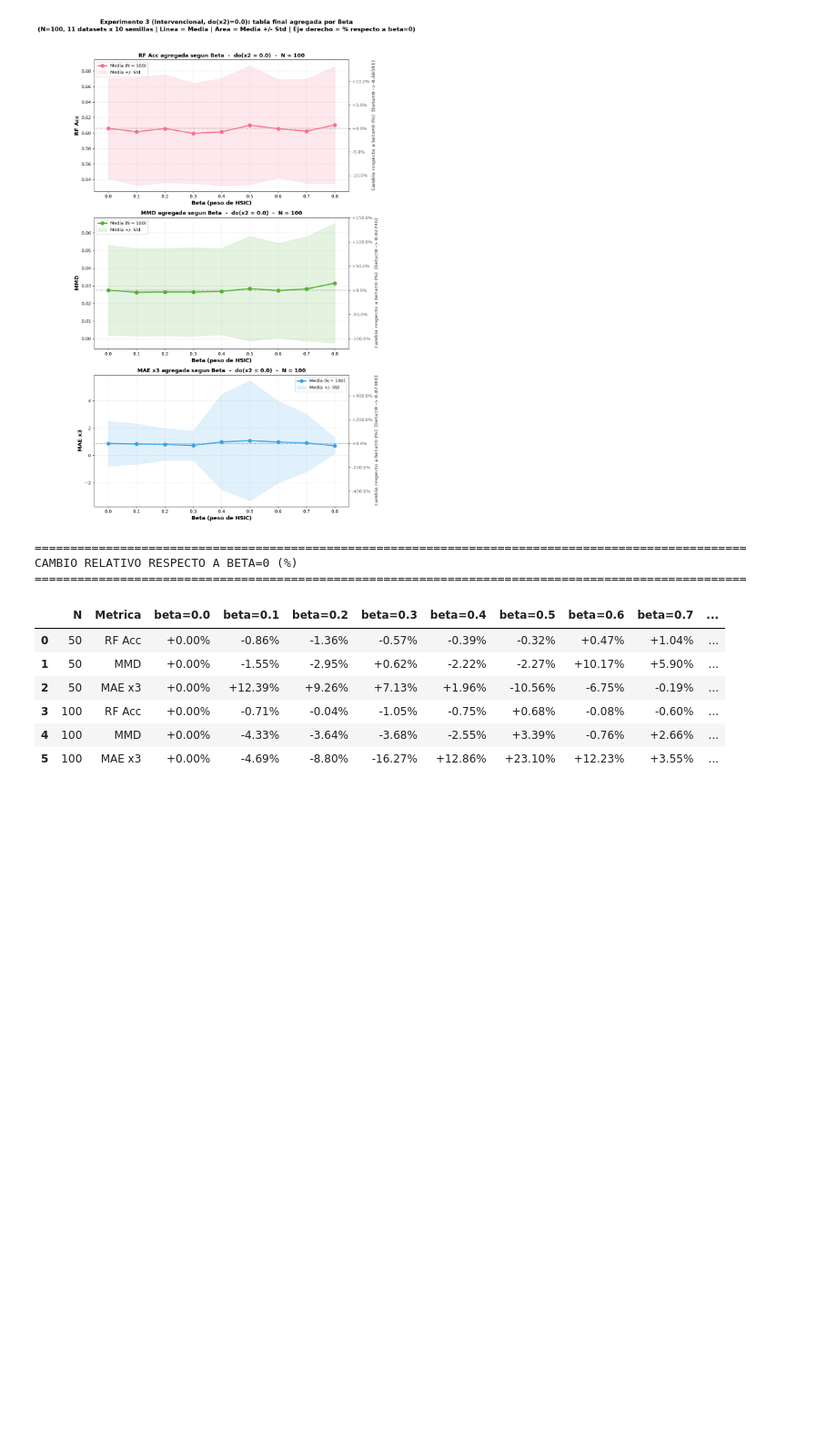
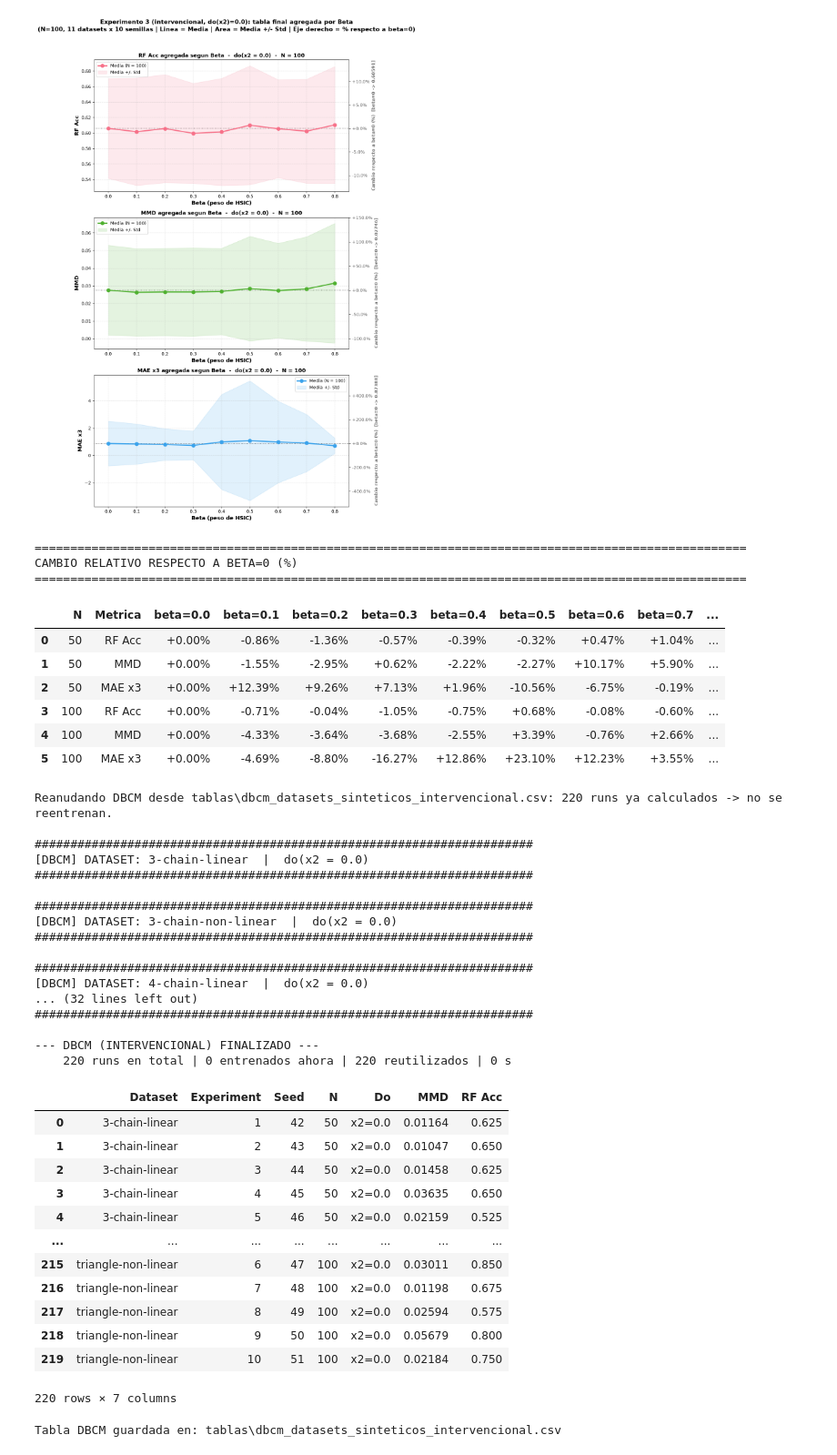
Before and after one commit to Claudia-Rodriguez2002/kacgm_hsic, a Jupyter notebook: notebooks/Experimento3 datasets/Intervencional/Datasets_Sinteticos_Intervencional.ipynb, the cells around one changed output. Shown at 91% size. Cells and saved outputs as stored; diff of their text form; code cells hidden in the pictures; blank space fills up the shorter version.

```diff
--- a/notebooks/Experimento3 datasets/Intervencional/Datasets_Sinteticos_Intervencional.ipynb
+++ b/notebooks/Experimento3 datasets/Intervencional/Datasets_Sinteticos_Intervencional.ipynb
@@ -654,15 +654,13 @@ from copy import deepcopy
 from dowhy import gcm
 from src.models.factory import create_model_from_graph
 
-# Hiperparametros fijos (sin grid search, igual que base_kan_params): valores centrales
-# razonables dado que N es pequeno (50-100), analogos al centro del grid DEFAULT_DBCM_PARAMS
-# de runnables/run_continuous_benchmark.py.
+# Hiperparametros fijos (sin grid search, igual que base_kan_params): los valores mas seleccionados por la busqueda en rejilla DEFAULT_DBCM_PARAMS de runnables/run_continuous_benchmark.py.
 base_dbcm_params = {
-    'hidden_dim': 64,
+    'hidden_dim': 128,
     'lr': 1e-3,
     'weight_decay': 0.001,
     'batch_size': 32,
-    'num_epochs': 200,
+    'num_epochs': 500,
     'use_gpu_if_available': False,
     'verbose': False,
 }
@@ -718,33 +716,65 @@ for dataset in datasets_evaluados:
             try:
                 model_dbcm = create_model_from_graph(graph_ds, model="dbcm", params=deepcopy(base_dbcm_params))
                 gcm.fit(model_dbcm, data=factual_train_d)
 
                 # Muestras del modelo bajo do(x2=0) contra el ground truth bajo do(x2=0).
                 datos_gen = gcm.interventional_samples(
                     model_dbcm, {NODO_INTERVENIDO: lambda x: VALOR_DO}, num_samples_to_draw=num_muestras_eval
                 )[var_names].to_numpy()
                 fila['MMD'] = round(float(max(0.0, mmd(datos_reales_int, datos_gen))), 5)
                 fila['RF Acc'] = round(float(rf(datos_reales_int, datos_gen)), 5)
 
             except Exception as e:
                 print(f"   [Error en DBCM] {dataset} | N={N_actual} | semilla={seed}: {e}")
 
             registros_dbcm.append(fila)
 
     # Checkpoint tras cada dataset: si se interrumpe la ejecucion, al relanzarla se reanuda aqui.
     guardar_checkpoint_dbcm()
 
 df_nuevos_dbcm = pd.DataFrame(registros_dbcm)
 df_dbcm = pd.concat([df_dbcm_previo, df_nuevos_dbcm], ignore_index=True) if len(df_dbcm_previo) else df_nuevos_dbcm
 df_dbcm = df_dbcm.sort_values(by=['Dataset', 'N', 'Seed']).reset_index(drop=True)
 
 print(f"\n--- DBCM (INTERVENCIONAL) FINALIZADO ---")
 print(f"    {len(df_dbcm)} runs en total | {len(df_nuevos_dbcm)} entrenados ahora "
       f"| {len(df_dbcm_previo)} reutilizados | {time.time() - t_inicio_dbcm:.0f} s")
 display(df_dbcm)
 
 df_dbcm.to_csv(ruta_dbcm, index=False)
 print(f"Tabla DBCM guardada en: {ruta_dbcm}")
+# %% [output]
+Reanudando DBCM desde tablas\dbcm_datasets_sinteticos_intervencional.csv: 220 runs ya calculados -> no se reentrenan.
+
+######################################################################
+[DBCM] DATASET: 3-chain-linear  |  do(x2 = 0.0)
+######################################################################
+
+######################################################################
+[DBCM] DATASET: 3-chain-non-linear  |  do(x2 = 0.0)
+######################################################################
+
+######################################################################
+[DBCM] DATASET: 4-chain-linear  |  do(x2 = 0.0)
+... (32 lines left out)
+######################################################################
+
+--- DBCM (INTERVENCIONAL) FINALIZADO ---
+    220 runs en total | 0 entrenados ahora | 220 reutilizados | 0 s
+|  | Dataset | Experiment | Seed | N | Do | MMD | RF Acc |
+| 0 | 3-chain-linear | 1 | 42 | 50 | x2=0.0 | 0.01164 | 0.625 |
+| 1 | 3-chain-linear | 2 | 43 | 50 | x2=0.0 | 0.01047 | 0.650 |
+| 2 | 3-chain-linear | 3 | 44 | 50 | x2=0.0 | 0.01458 | 0.625 |
+| 3 | 3-chain-linear | 4 | 45 | 50 | x2=0.0 | 0.03635 | 0.650 |
+| 4 | 3-chain-linear | 5 | 46 | 50 | x2=0.0 | 0.02159 | 0.525 |
+| ... | ... | ... | ... | ... | ... | ... | ... |
+| 215 | triangle-non-linear | 6 | 47 | 100 | x2=0.0 | 0.03011 | 0.850 |
+| 216 | triangle-non-linear | 7 | 48 | 100 | x2=0.0 | 0.01198 | 0.675 |
+| 217 | triangle-non-linear | 8 | 49 | 100 | x2=0.0 | 0.02594 | 0.575 |
+| 218 | triangle-non-linear | 9 | 50 | 100 | x2=0.0 | 0.05679 | 0.800 |
+| 219 | triangle-non-linear | 10 | 51 | 100 | x2=0.0 | 0.02184 | 0.750 |
+220 rows × 7 columns
+Tabla DBCM guardada en: tablas\dbcm_datasets_sinteticos_intervencional.csv
 # %%
 # PASO 11: entrenamiento y evaluacion Causal Flow bajo do(x2 = 0).
 # Igual que DBCM en el PASO 10: Flow tampoco tiene termino HSIC (no depende de beta), asi que
```
Also changed, not shown: parts of 4 cells of this notebook, 11 other files.
